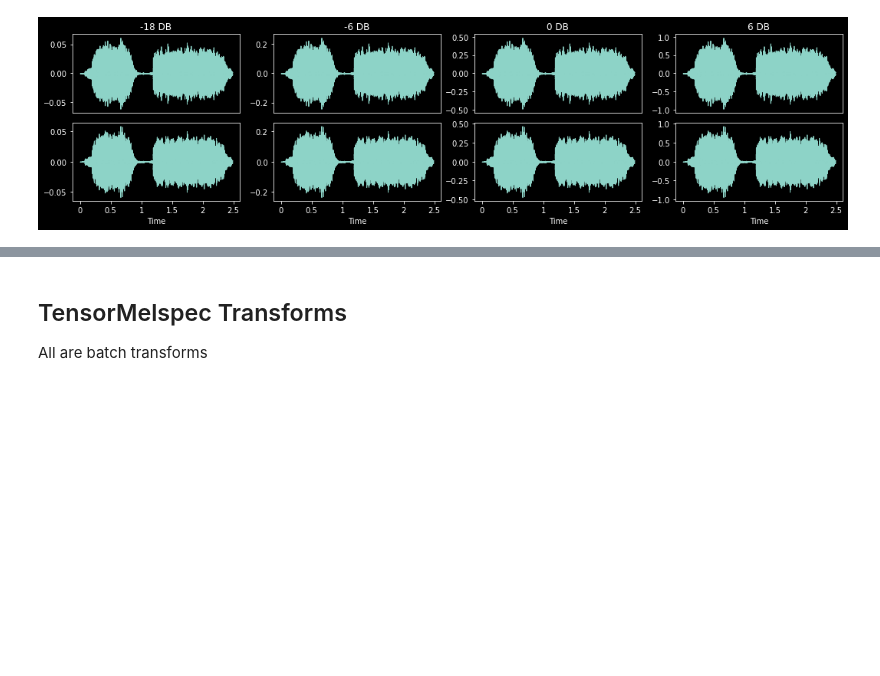
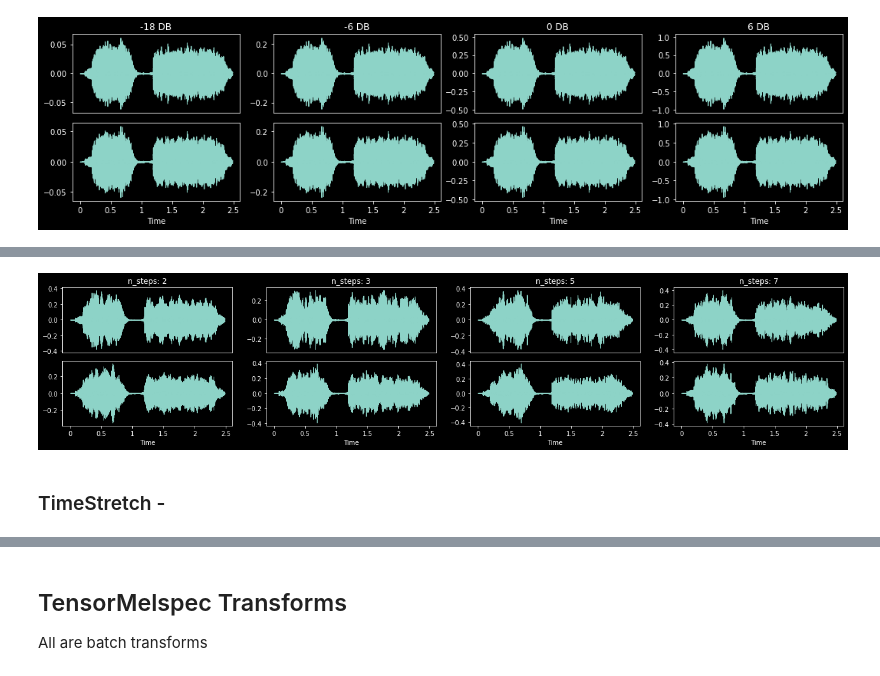
Before and after one commit to warner-benjamin/fastxtend, a Jupyter notebook: nbs/audio.03_augment.ipynb, the cells around one changed output, grey strips where cells are left out. Cells and saved outputs as stored; diff of their text form; code cells hidden in the pictures; blank space fills up the shorter version.

```diff
--- a/nbs/audio.03_augment.ipynb
+++ b/nbs/audio.03_augment.ipynb
@@ -248,0 +330,45 @@ for ax,gain in zip(axs.flatten(), [-18, -6, 0, 6]):
+# %%
+#export
+class PitchShiftTA(BatchRandTransform):
+    "Shift the TensorAudio's pitch using TorchAudio. Can be slower than `PitchShift`"
+    order, split_idx = 20, 0
+    def __init__(self,
+        p:float=0.2,
+        n_steps:int|None=None, # The (fractional) steps to shift waveform
+        n_step_range:tuple[int,int] = (2,6), # Random `n_steps` range if `n_steps` is None
+        bins_per_octave:int=12, # Number of steps per octave
+        n_fft:int=512, # Size of FFT, creates n_fft // 2 + 1 bins
+        win_length:int|None=None, # Window size. Defaults to `n_fft`
+        hop_length:int|None=None, # Length of hop between STFT windows. Defaults to `win_length` // 4
+        window_fn:Callable[..., Tensor]=torch.hann_window, # Window tensor applied/multiplied to each frame/window
+        wkwargs:dict|None=None, # Args for `window_fn`
+    ):
+        super().__init__(p=p)
+        store_attr(but='p,window_fn,wkwargs')
+        self.sr=0
+        self.win_length = win_length if win_length is not None else n_fft
+        self.hop_length = hop_length if hop_length is not None else self.win_length // 4
+        self.window = window_fn(self.win_length) if wkwargs is None else window_fn(self.win_length, **wkwargs)
+
+    def before_call(self,
+        b:TensorAudio|tuple[TensorAudio,...],
+        split_idx:int # Index of the train/valid dataset
+    ):
+        super().before_call(b, split_idx)
+        if not self.sr: self.sr = _get_audio_attr(b, 'sr')
+        if split_idx==0:
+            self.steps = random.uniform(*self.n_step_range) if self.n_steps is None else self.n_steps
+
+    def encodes(self, x:TensorAudio) -> Tensor:
+        return TAF.pitch_shift(x, self.sr, self.steps, self.bins_per_octave, self.n_fft,
+                               self.win_length, self.hop_length, self.window)
+# %%
+_,axs = plt.subplots(1,4,figsize=(22,4))
+for ax,steps in zip(axs.flatten(), [2, 3, 5, 7]):
+    ps = PitchShiftTA(p=1., n_steps=steps)
+    audio = TensorAudio.create(TEST_AUDIO)
+    ps(audio.unsqueeze(0), split_idx=0).squeeze(0).show(ctx=ax, title=f'n_steps: {steps}', hear=False)
+# %% [output]
+[figure, added]
+# %% [markdown]
+### TimeStretch -
```
Also changed, not shown: parts of 19 cells of this notebook, 8 other files.
